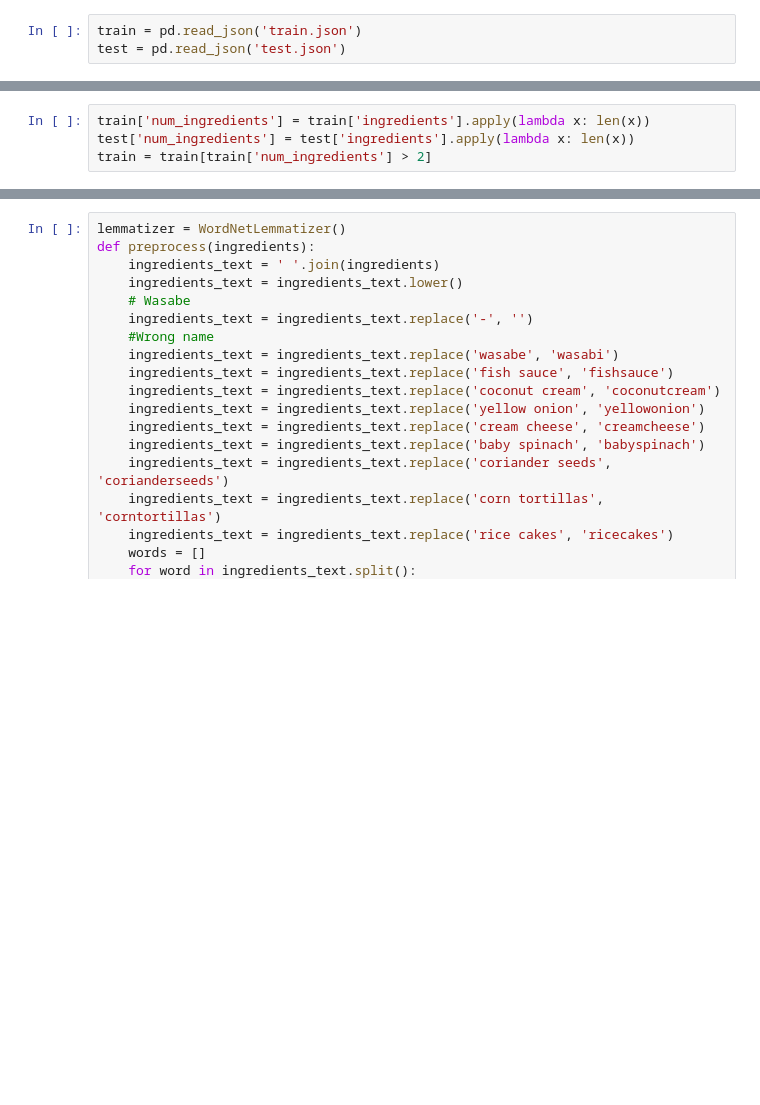
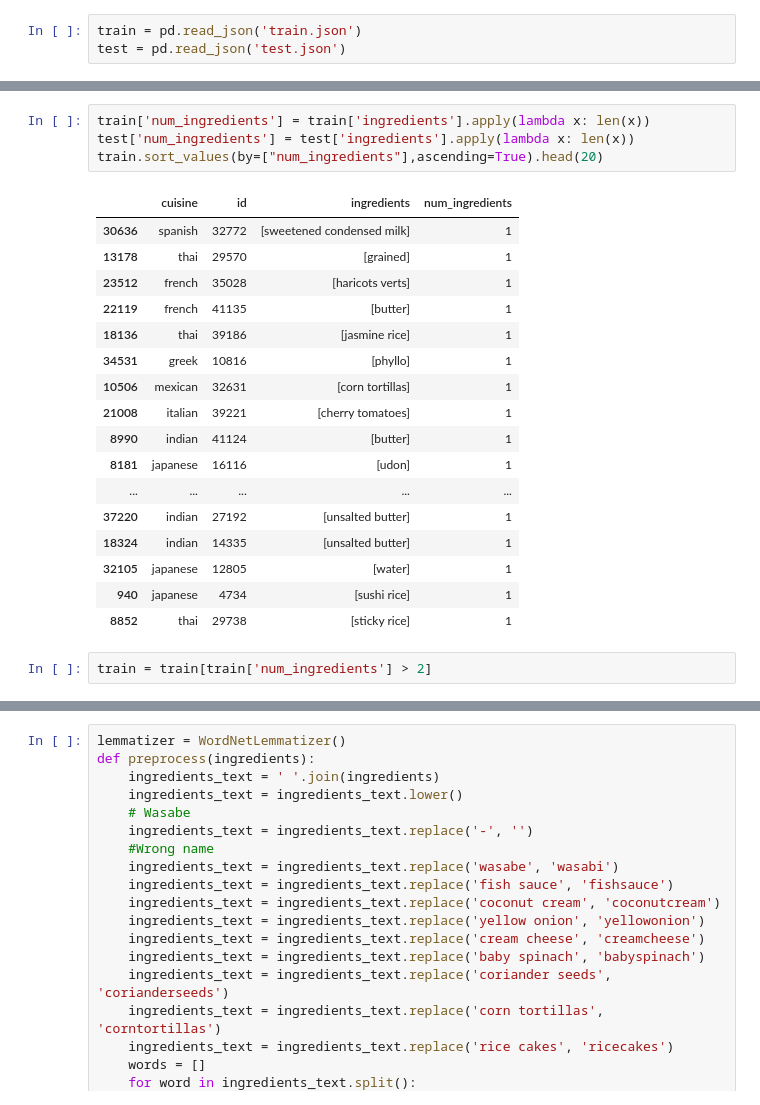
Before and after one commit to Jsoyeon/OSSP_JSY, a Jupyter notebook: ossp_jsy.ipynb, the cells around one changed output, grey strips where cells are left out. Drawn from its saved outputs; the diff is of its cells as text; blank space fills up the shorter version.

```diff
--- a/ossp_jsy.ipynb
+++ b/ossp_jsy.ipynb
@@ -35,4 +100,24 @@ test = pd.read_json('test.json')
 # %%
 train['num_ingredients'] = train['ingredients'].apply(lambda x: len(x))
 test['num_ingredients'] = test['ingredients'].apply(lambda x: len(x))
-train = train[train['num_ingredients'] > 2]
+train.sort_values(by=["num_ingredients"],ascending=True).head(20)
+# %% [output]
+|  | cuisine | id | ingredients | num_ingredients |
+| 30636 | spanish | 32772 | [sweetened condensed milk] | 1 |
+| 13178 | thai | 29570 | [grained] | 1 |
+| 23512 | french | 35028 | [haricots verts] | 1 |
+| 22119 | french | 41135 | [butter] | 1 |
+| 18136 | thai | 39186 | [jasmine rice] | 1 |
+| 34531 | greek | 10816 | [phyllo] | 1 |
+| 10506 | mexican | 32631 | [corn tortillas] | 1 |
+| 21008 | italian | 39221 | [cherry tomatoes] | 1 |
+| 8990 | indian | 41124 | [butter] | 1 |
+| 8181 | japanese | 16116 | [udon] | 1 |
+| ... | ... | ... | ... | ... |
+| 37220 | indian | 27192 | [unsalted butter] | 1 |
+| 18324 | indian | 14335 | [unsalted butter] | 1 |
+| 32105 | japanese | 12805 | [water] | 1 |
+| 940 | japanese | 4734 | [sushi rice] | 1 |
+| 8852 | thai | 29738 | [sticky rice] | 1 |
+# %%
+train = train[train['num_ingredients'] > 2]
```
Also changed, not shown: parts of 11 cells of this notebook.
